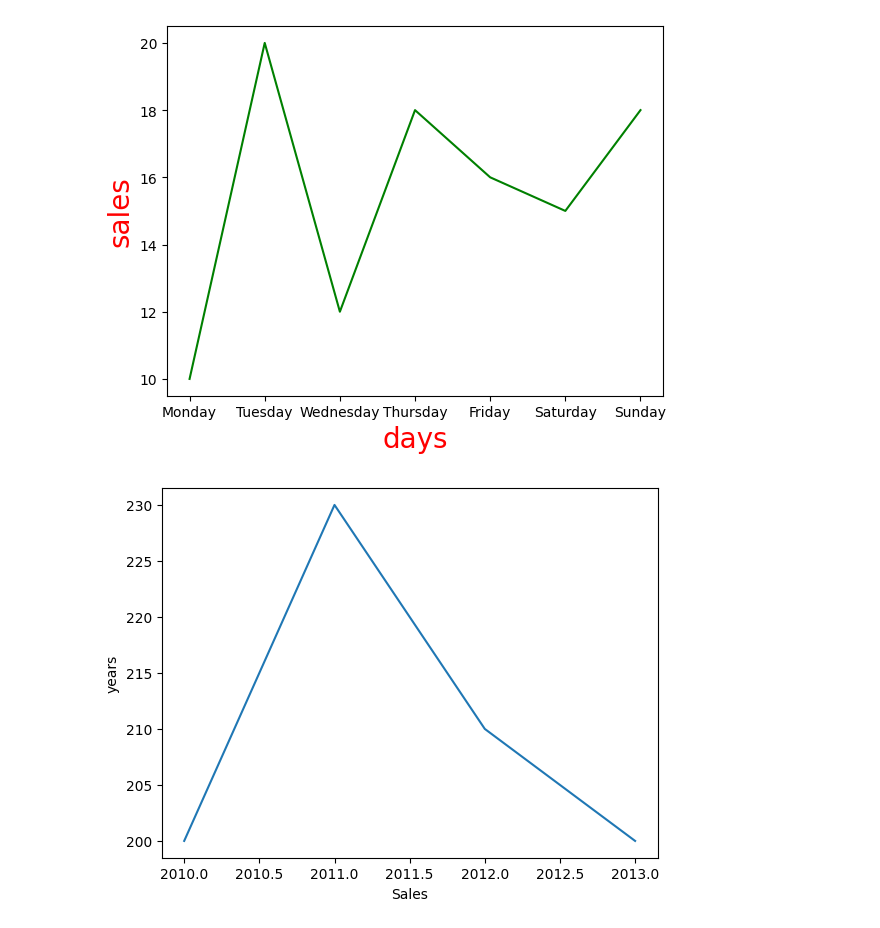
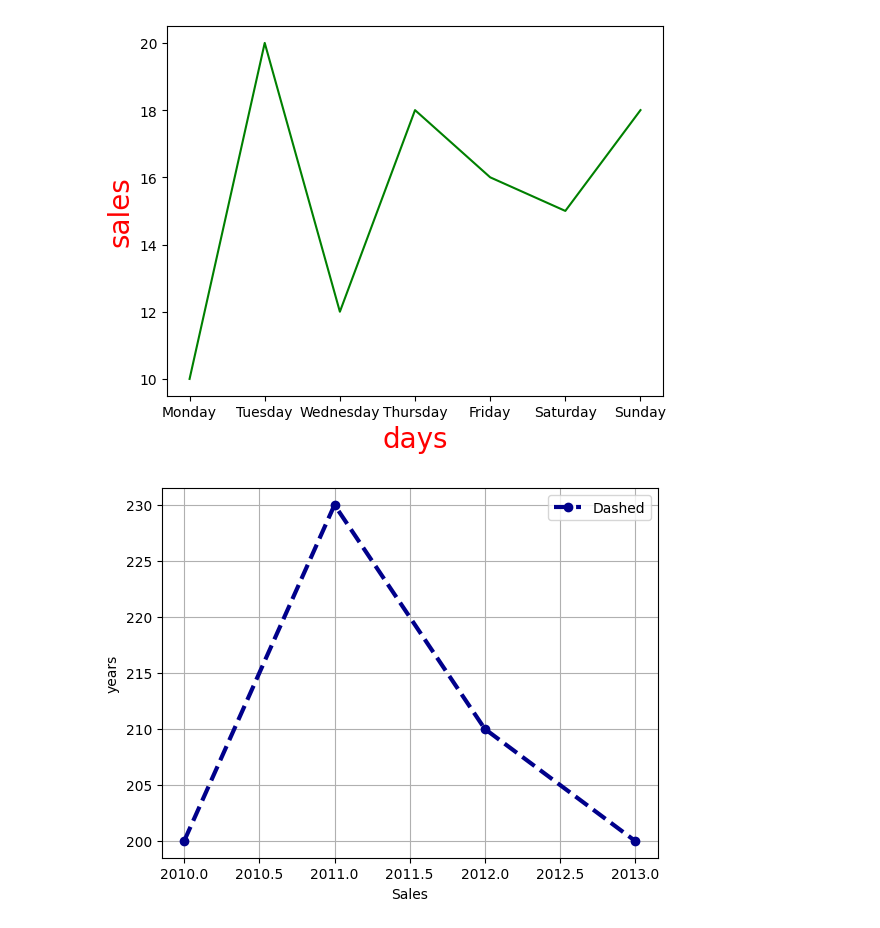
Before and after one commit to Amaansaifidev/Learning-python-for-ai-ml, a Jupyter notebook: Matplotlib-in-python/Mathplotlib.ipynb, the cells around one changed output. Drawn from its saved outputs; the diff is of its cells as text; code cells hidden in the pictures.

Commit message:
Added grid in matplotlib

```diff
--- a/Matplotlib-in-python/Mathplotlib.ipynb
+++ b/Matplotlib-in-python/Mathplotlib.ipynb
@@ -46,9 +46,11 @@ dataframe = {
 # %%
 df = pd.DataFrame(dataframe)
 # %%
-plt.plot(df["Year"], df["Sales"])
+plt.plot(df["Year"], df["Sales"], color="darkblue", linestyle="--",linewidth="3", marker="o", label="Dashed")
 plt.xlabel("Sales")
 plt.ylabel("years")
+plt.grid()
+plt.legend()
 plt.show()
 # %% [output]
-[figure, old version]
+[figure, new version]
```
